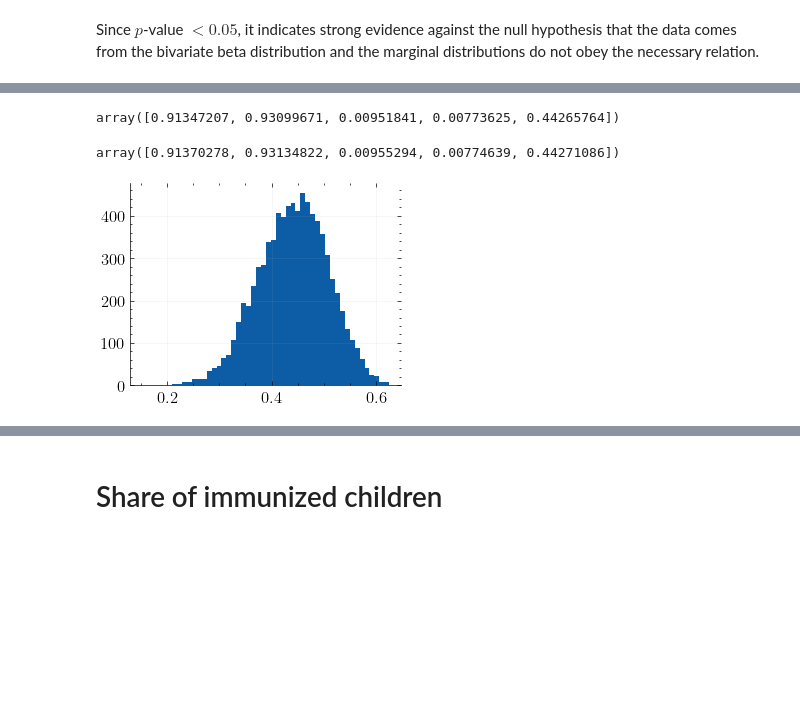
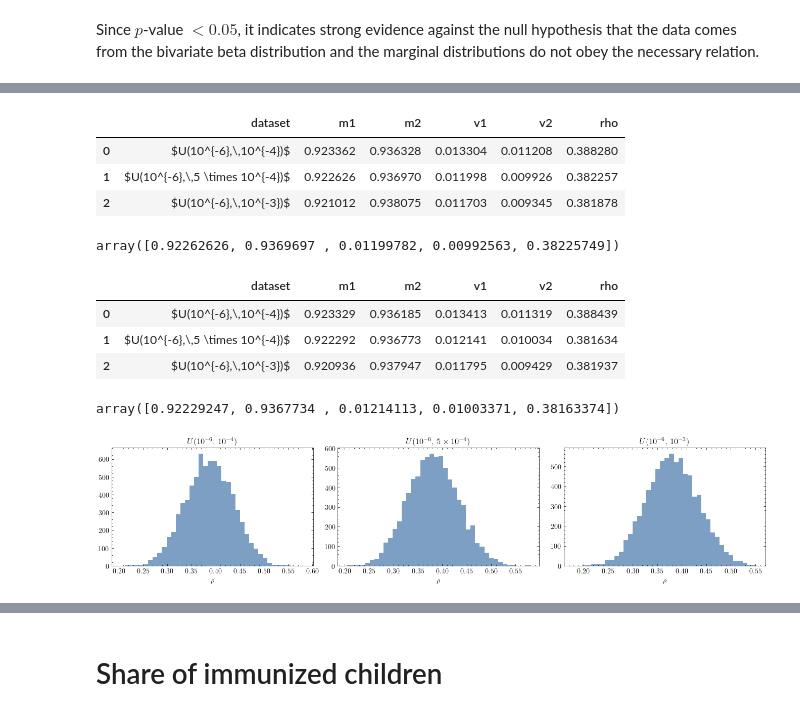
Before and after one commit to lucasmoschen/bivariate-beta, a Jupyter notebook: notebooks/real_data.ipynb, the cells around one changed output, grey strips where cells are left out. Saved outputs shown, nothing was run; the diff lists cells and outputs as text; code cells hidden in the pictures; blank space fills up the shorter version.

```diff
--- a/notebooks/real_data.ipynb
+++ b/notebooks/real_data.ipynb
@@ -253,4 +492,6 @@ array([0.57892394, 0.55578036, 0.56367147, 0.60386661])
 # %%
-az.plot_trace(idata)
-plt.show()
+for key, idata_i in caseB_idata.items():
+    az.plot_trace(idata_i, var_names=['alpha', 's'])
+    plt.suptitle(caseB_variants[key]['label'], y=1.02)
+    plt.show()
 # %% [output]
@@ -258,20 +501,75 @@ plt.show()
 # %%
-alpha_hat5 = df['mean'].values
+caseB_alpha_hat5 = {}
+caseB_alpha_hat5_rows = []
+for key, summary_i in caseB_alpha_summary.items():
+    alpha_hat = summary_i['mean'].values
+    implied = BivariateBeta(alpha_hat).moments()
+    caseB_alpha_hat5[key] = alpha_hat
+    caseB_alpha_hat5_rows.append({
+        'dataset': caseB_variants[key]['label'],
+        'm1': implied[0],
+        'm2': implied[1],
+        'v1': implied[2],
+        'v2': implied[3],
+        'rho': implied[4],
+    })
+
+caseB_alpha_hat5_df = pd.DataFrame(caseB_alpha_hat5_rows)
+display(caseB_alpha_hat5_df.round(6))
+
+alpha_hat5 = caseB_alpha_hat5[CASEB_DEFAULT_KEY]
 BivariateBeta(alpha_hat5).moments()
 # %% [output]
+|  | dataset | m1 | m2 | v1 | v2 | rho |
+| 0 | $U(10^{-6},\,10^{-4})$ | 0.923362 | 0.936328 | 0.013304 | 0.011208 | 0.388280 |
+| 1 | $U(10^{-6},\,5 \times 10^{-4})$ | 0.922626 | 0.936970 | 0.011998 | 0.009926 | 0.382257 |
+| 2 | $U(10^{-6},\,10^{-3})$ | 0.921012 | 0.938075 | 0.011703 | 0.009345 | 0.381878 |
-array([0.91347207, 0.93099671, 0.00951841, 0.00773625, 0.44265764])
+array([0.92262626, 0.9369697 , 0.01199782, 0.00992563, 0.38225749])
 # %%
-alpha_hat6 = df['median'].values
+caseB_alpha_hat6 = {}
+caseB_alpha_hat6_rows = []
+for key, summary_i in caseB_alpha_summary.items():
+    alpha_hat = summary_i['median'].values
+    implied = BivariateBeta(alpha_hat).moments()
+    caseB_alpha_hat6[key] = alpha_hat
+    caseB_alpha_hat6_rows.append({
+        'dataset': caseB_variants[key]['label'],
+        'm1': implied[0],
+        'm2': implied[1],
+        'v1': implied[2],
+        'v2': implied[3],
+        'rho': implied[4],
+    })
+
+caseB_alpha_hat6_df = pd.DataFrame(caseB_alpha_hat6_rows)
+display(caseB_alpha_hat6_df.round(6))
+
+alpha_hat6 = caseB_alpha_hat6[CASEB_DEFAULT_KEY]
 BivariateBeta(alpha_hat6).moments()
 # %% [output]
+|  | dataset | m1 | m2 | v1 | v2 | rho |
+| 0 | $U(10^{-6},\,10^{-4})$ | 0.923329 | 0.936185 | 0.013413 | 0.011319 | 0.388439 |
+| 1 | $U(10^{-6},\,5 \times 10^{-4})$ | 0.922292 | 0.936773 | 0.012141 | 0.010034 | 0.381634 |
+| 2 | $U(10^{-6},\,10^{-3})$ | 0.920936 | 0.937947 | 0.011795 | 0.009429 | 0.381937 |
-array([0.91370278, 0.93134822, 0.00955294, 0.00774639, 0.44271086])
+array([0.92229247, 0.9367734 , 0.01214113, 0.01003371, 0.38163374])
 # %%
-moments = np.zeros((model_fit.alpha.shape[0], 5))
-for i in range(model_fit.alpha.shape[0]):
-    moments[i,:] = BivariateBeta(model_fit.alpha[i,:]).moments()
+caseB_posterior_moments = {}
+for key, model_fit_i in caseB_model_fits.items():
+    moments_i = np.zeros((model_fit_i.alpha.shape[0], 5))
+    for row_idx in range(model_fit_i.alpha.shape[0]):
+        moments_i[row_idx, :] = BivariateBeta(model_fit_i.alpha[row_idx, :]).moments()
+    caseB_posterior_moments[key] = moments_i
+
+moments = caseB_posterior_moments[CASEB_DEFAULT_KEY]
 # %%
-plt.hist(moments[:,-1], bins=50)
+fig, axes = plt.subplots(1, len(caseB_variants), figsize=(4.5 * len(caseB_variants), 3.2), squeeze=False)
+axes = axes.ravel()
+for ax, (key, moments_i) in zip(axes, caseB_posterior_moments.items()):
+    ax.hist(moments_i[:, -1], bins=40, color='#4477AA', alpha=0.7)
+    ax.set_title(caseB_variants[key]['label'])
+    ax.set_xlabel(r'$\rho$')
+plt.tight_layout()
 plt.show()
 # %% [output]
-[figure, old version]
+[figure, new version]
 # %%
```
Also changed, not shown: parts of 67 cells of this notebook, 15 other files.
